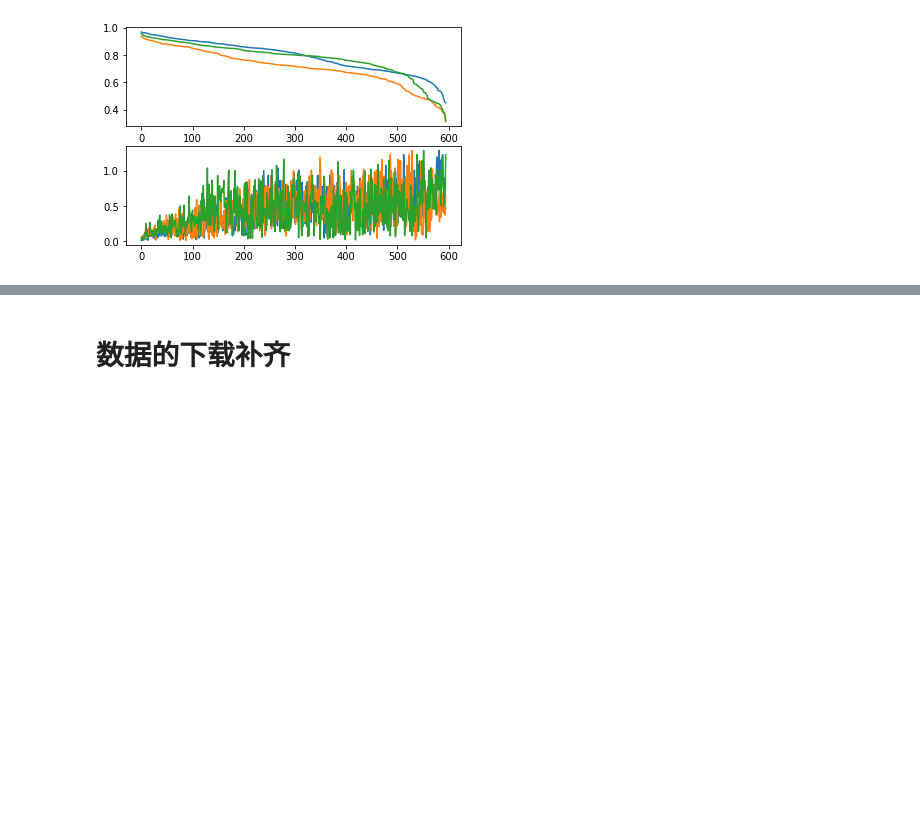
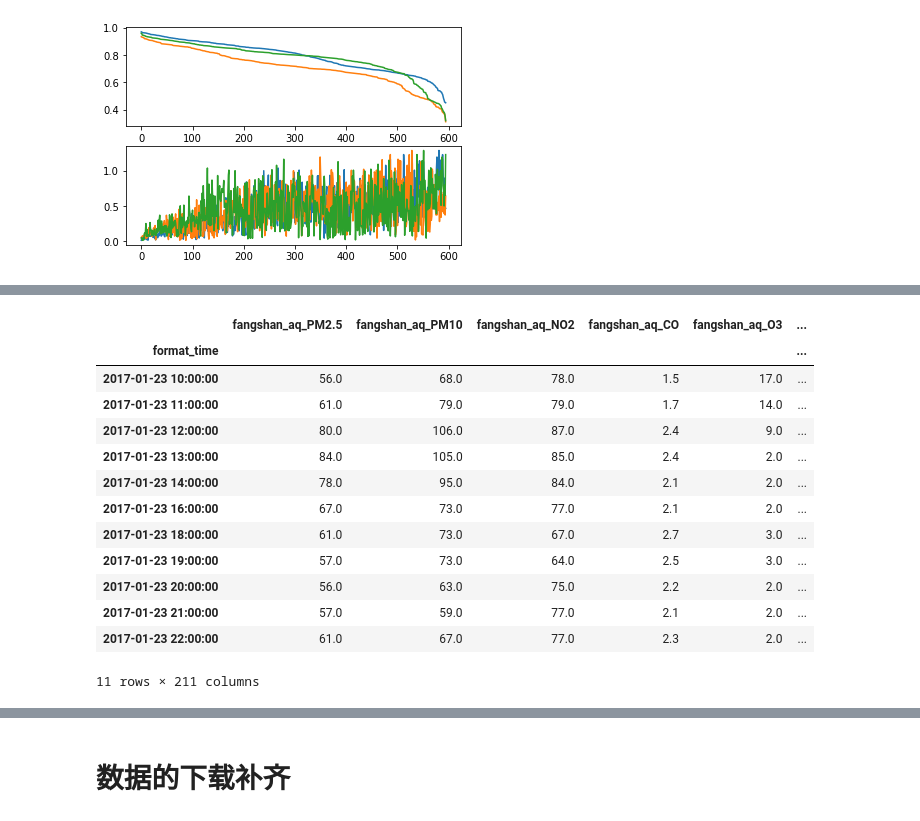
Before and after one commit to txytju/air-quality-prediction, a Jupyter notebook: data_exploration.ipynb, the cells around one changed output, grey strips where cells are left out. Saved outputs shown, nothing was run; the diff lists cells and outputs as text; code cells hidden in the pictures; blank space fills up the shorter version.

```diff
--- a/data_exploration.ipynb
+++ b/data_exploration.ipynb
@@ -124,0 +180,17 @@ for feature in ["PM2.5", "PM10", "O3"]:
+# %%
+df
+# %% [output]
+|  | fangshan_aq_PM2.5 | fangshan_aq_PM10 | fangshan_aq_NO2 | fangshan_aq_CO | fangshan_aq_O3 | ... |
+| format_time |  |  |  |  |  | ... |
+| 2017-01-23 10:00:00 | 56.0 | 68.0 | 78.0 | 1.5 | 17.0 | ... |
+| 2017-01-23 11:00:00 | 61.0 | 79.0 | 79.0 | 1.7 | 14.0 | ... |
+| 2017-01-23 12:00:00 | 80.0 | 106.0 | 87.0 | 2.4 | 9.0 | ... |
+| 2017-01-23 13:00:00 | 84.0 | 105.0 | 85.0 | 2.4 | 2.0 | ... |
+| 2017-01-23 14:00:00 | 78.0 | 95.0 | 84.0 | 2.1 | 2.0 | ... |
+| 2017-01-23 16:00:00 | 67.0 | 73.0 | 77.0 | 2.1 | 2.0 | ... |
+| 2017-01-23 18:00:00 | 61.0 | 73.0 | 67.0 | 2.7 | 3.0 | ... |
+| 2017-01-23 19:00:00 | 57.0 | 73.0 | 64.0 | 2.5 | 3.0 | ... |
+| 2017-01-23 20:00:00 | 56.0 | 63.0 | 75.0 | 2.2 | 2.0 | ... |
+| 2017-01-23 21:00:00 | 57.0 | 59.0 | 77.0 | 2.1 | 2.0 | ... |
+| 2017-01-23 22:00:00 | 61.0 | 67.0 | 77.0 | 2.3 | 2.0 | ... |
+11 rows × 211 columns
```
Also changed, not shown: parts of 18 cells of this notebook, 1 other file.
